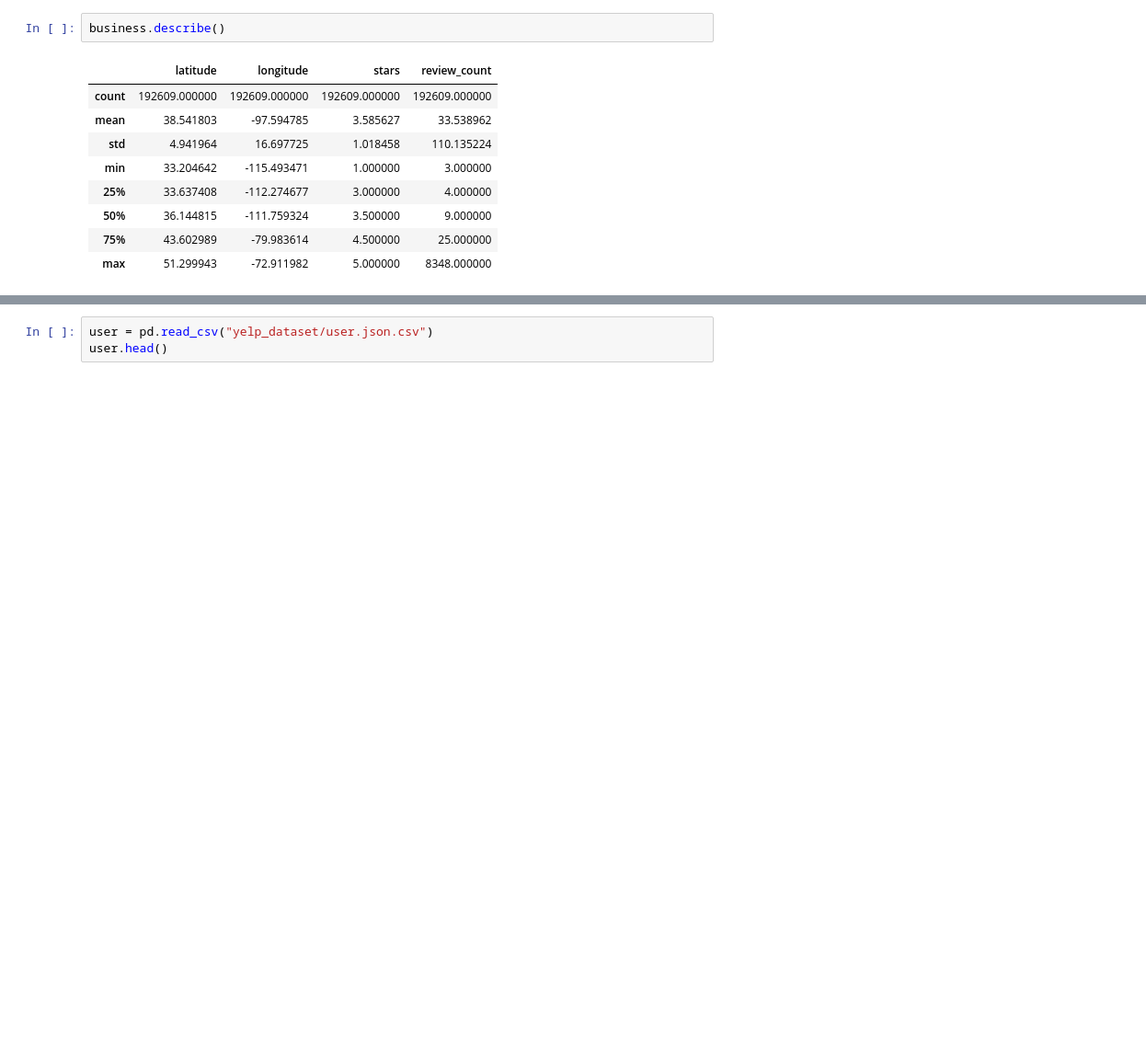
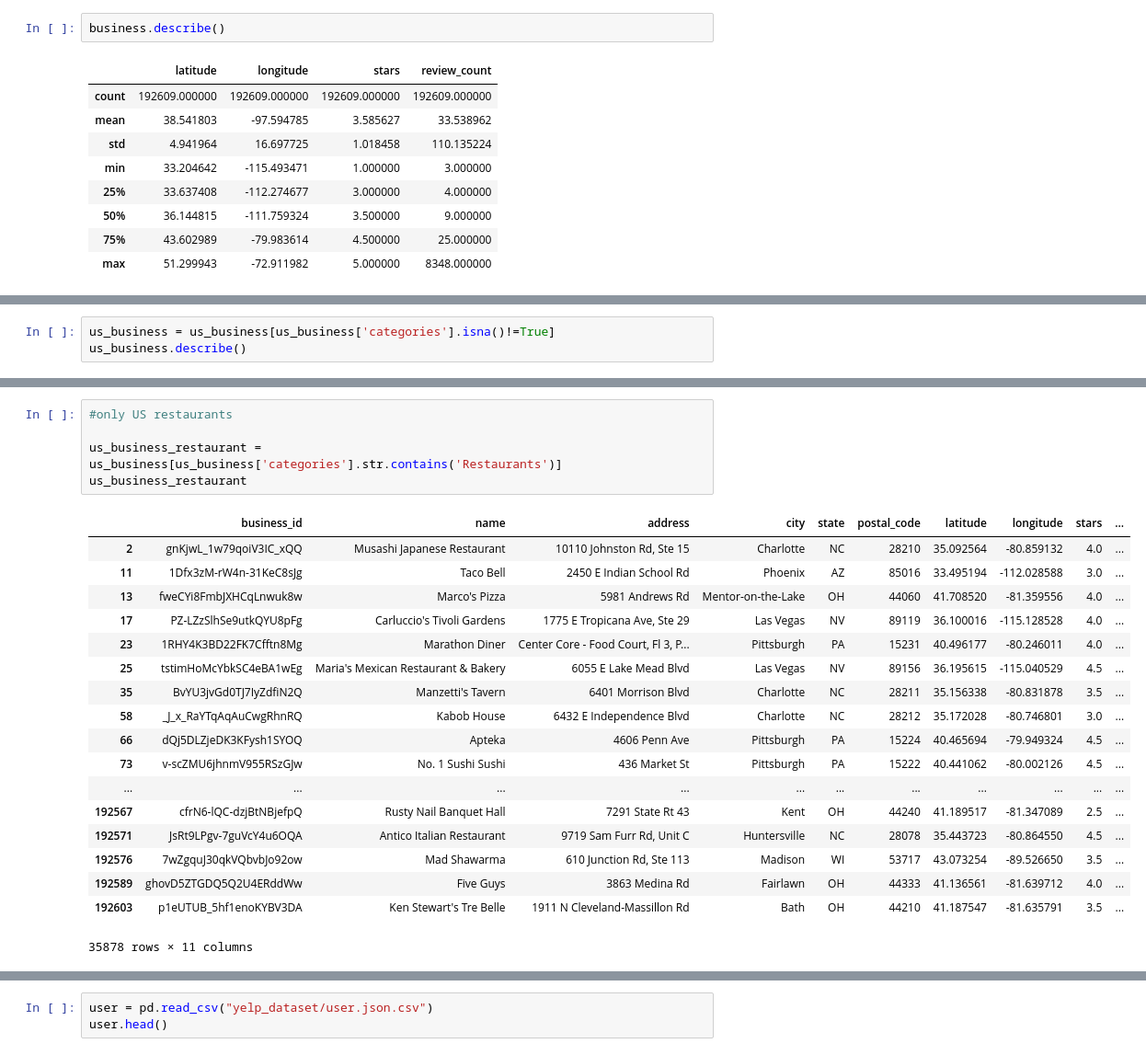
Before and after one commit to parvathy-menon/senior-project, a Jupyter notebook: data_preprocessing.ipynb, the cells around one changed output, grey strips where cells are left out. Shown at 92% size. Drawn from its saved outputs; the diff is of its cells as text; blank space fills up the shorter version.

```diff
--- a/data_preprocessing.ipynb
+++ b/data_preprocessing.ipynb
@@ -71,0 +111,3 @@ business.describe()
+# %%
+us_business = us_business[us_business['categories'].isna()!=True]
+us_business.describe()
@@ -71,0 +124,24 @@ business.describe()
+# %%
+#only US restaurants
+
+us_business_restaurant = us_business[us_business['categories'].str.contains('Restaurants')]
+us_business_restaurant
+# %% [output]
+|  | business_id | name | address | city | state | postal_code | latitude | longitude | stars | ... |
+| 2 | gnKjwL_1w79qoiV3IC_xQQ | Musashi Japanese Restaurant | 10110 Johnston Rd, Ste 15 | Charlotte | NC | 28210 | 35.092564 | -80.859132 | 4.0 | ... |
+| 11 | 1Dfx3zM-rW4n-31KeC8sJg | Taco Bell | 2450 E Indian School Rd | Phoenix | AZ | 85016 | 33.495194 | -112.028588 | 3.0 | ... |
+| 13 | fweCYi8FmbJXHCqLnwuk8w | Marco's Pizza | 5981 Andrews Rd | Mentor-on-the-Lake | OH | 44060 | 41.708520 | -81.359556 | 4.0 | ... |
+| 17 | PZ-LZzSlhSe9utkQYU8pFg | Carluccio's Tivoli Gardens | 1775 E Tropicana Ave, Ste 29 | Las Vegas | NV | 89119 | 36.100016 | -115.128528 | 4.0 | ... |
+| 23 | 1RHY4K3BD22FK7Cfftn8Mg | Marathon Diner | Center Core - Food Court, Fl 3, P... | Pittsburgh | PA | 15231 | 40.496177 | -80.246011 | 4.0 | ... |
+| 25 | tstimHoMcYbkSC4eBA1wEg | Maria's Mexican Restaurant & Bakery | 6055 E Lake Mead Blvd | Las Vegas | NV | 89156 | 36.195615 | -115.040529 | 4.5 | ... |
+| 35 | BvYU3jvGd0TJ7IyZdfiN2Q | Manzetti's Tavern | 6401 Morrison Blvd | Charlotte | NC | 28211 | 35.156338 | -80.831878 | 3.5 | ... |
+| 58 | _J_x_RaYTqAqAuCwgRhnRQ | Kabob House | 6432 E Independence Blvd | Charlotte | NC | 28212 | 35.172028 | -80.746801 | 3.0 | ... |
+| 66 | dQj5DLZjeDK3KFysh1SYOQ | Apteka | 4606 Penn Ave | Pittsburgh | PA | 15224 | 40.465694 | -79.949324 | 4.5 | ... |
+| 73 | v-scZMU6jhnmV955RSzGJw | No. 1 Sushi Sushi | 436 Market St | Pittsburgh | PA | 15222 | 40.441062 | -80.002126 | 4.5 | ... |
+| ... | ... | ... | ... | ... | ... | ... | ... | ... | ... | ... |
+| 192567 | cfrN6-lQC-dzjBtNBjefpQ | Rusty Nail Banquet Hall | 7291 State Rt 43 | Kent | OH | 44240 | 41.189517 | -81.347089 | 2.5 | ... |
+| 192571 | JsRt9LPgv-7guVcY4u6OQA | Antico Italian Restaurant | 9719 Sam Furr Rd, Unit C | Huntersville | NC | 28078 | 35.443723 | -80.864550 | 4.5 | ... |
+| 192576 | 7wZgquJ30qkVQbvbJo92ow | Mad Shawarma | 610 Junction Rd, Ste 113 | Madison | WI | 53717 | 43.073254 | -89.526650 | 3.5 | ... |
+| 192589 | ghovD5ZTGDQ5Q2U4ERddWw | Five Guys | 3863 Medina Rd | Fairlawn | OH | 44333 | 41.136561 | -81.639712 | 4.0 | ... |
+| 192603 | p1eUTUB_5hf1enoKYBV3DA | Ken Stewart's Tre Belle | 1911 N Cleveland-Massillon Rd | Bath | OH | 44210 | 41.187547 | -81.635791 | 3.5 | ... |
+35878 rows × 11 columns
```
Also changed, not shown: parts of 10 cells of this notebook.
